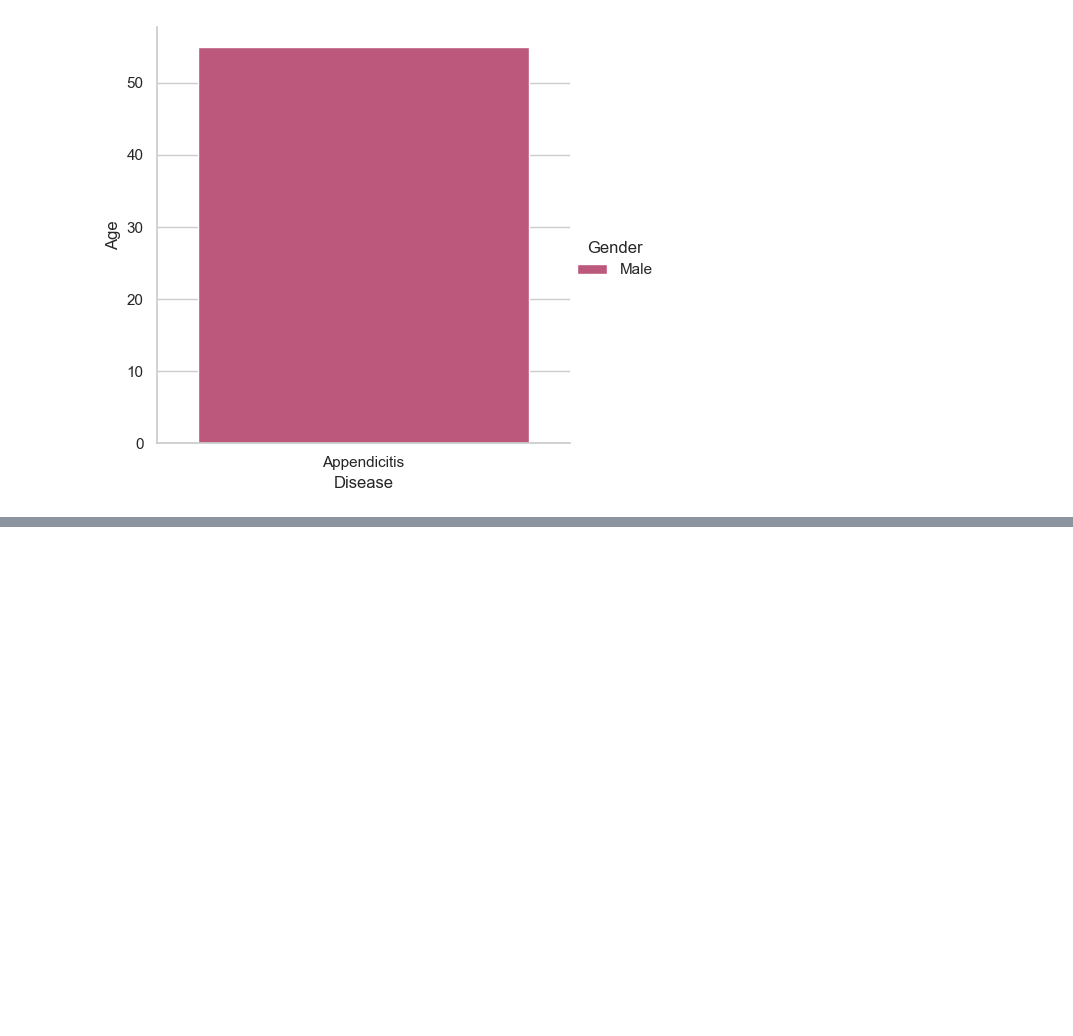
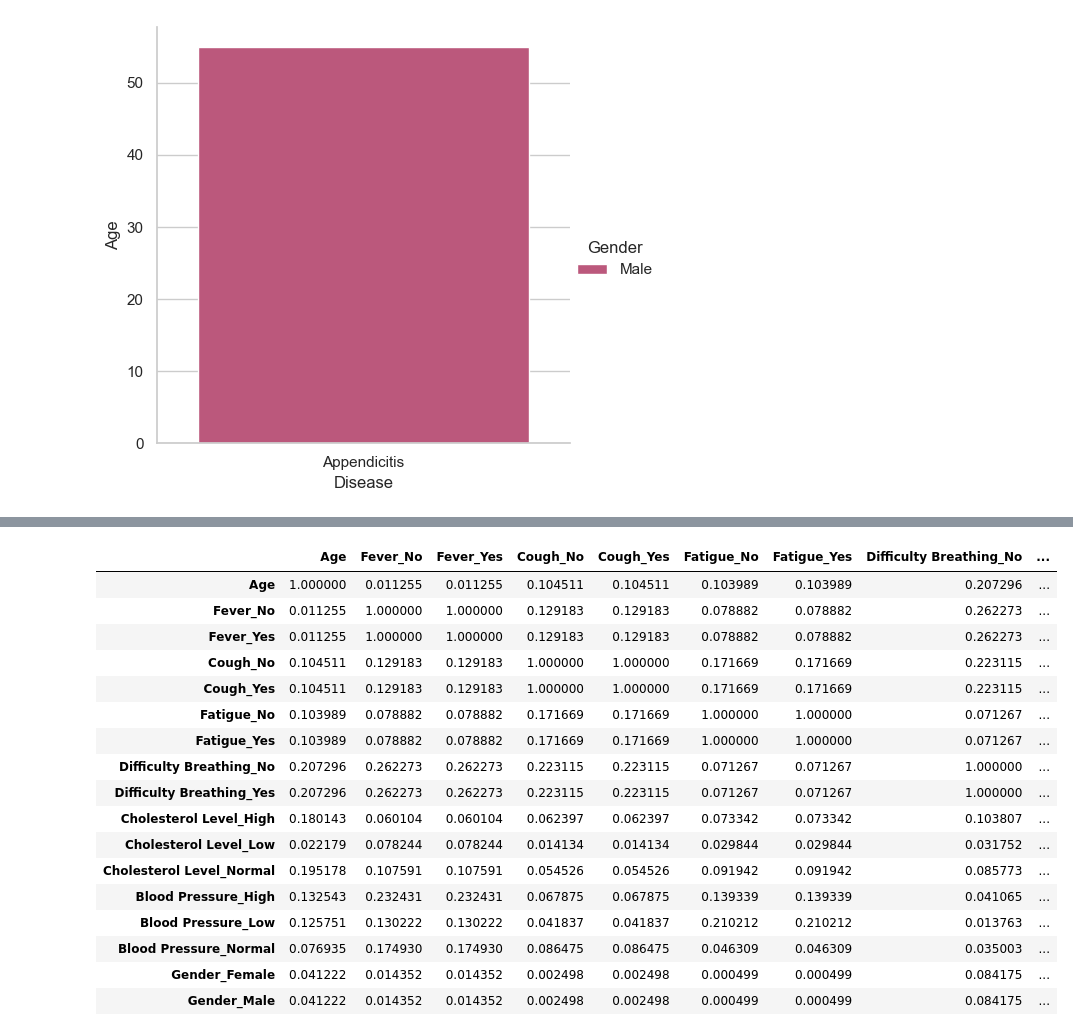
Before and after one commit to Knight-Fenris/PyDS-Project, a Jupyter notebook: project.ipynb, the cells around one changed output, grey strips where cells are left out. Cells and saved outputs as stored; diff of their text form; code cells hidden in the pictures; blank space fills up the shorter version.

```diff
--- a/project.ipynb
+++ b/project.ipynb
@@ -173,0 +174,24 @@ one_hot_encoded_data
+# %%
+cr_columns = ohc_df.iloc[:,1:]
+# cr_columns
+corr_matrix = cr_columns.corr().abs()
+corr_matrix
+# %% [output]
+|  | Age | Fever_No | Fever_Yes | Cough_No | Cough_Yes | Fatigue_No | Fatigue_Yes | Difficulty Breathing_No | ... |
+| Age | 1.000000 | 0.011255 | 0.011255 | 0.104511 | 0.104511 | 0.103989 | 0.103989 | 0.207296 | ... |
+| Fever_No | 0.011255 | 1.000000 | 1.000000 | 0.129183 | 0.129183 | 0.078882 | 0.078882 | 0.262273 | ... |
+| Fever_Yes | 0.011255 | 1.000000 | 1.000000 | 0.129183 | 0.129183 | 0.078882 | 0.078882 | 0.262273 | ... |
+| Cough_No | 0.104511 | 0.129183 | 0.129183 | 1.000000 | 1.000000 | 0.171669 | 0.171669 | 0.223115 | ... |
+| Cough_Yes | 0.104511 | 0.129183 | 0.129183 | 1.000000 | 1.000000 | 0.171669 | 0.171669 | 0.223115 | ... |
+| Fatigue_No | 0.103989 | 0.078882 | 0.078882 | 0.171669 | 0.171669 | 1.000000 | 1.000000 | 0.071267 | ... |
+| Fatigue_Yes | 0.103989 | 0.078882 | 0.078882 | 0.171669 | 0.171669 | 1.000000 | 1.000000 | 0.071267 | ... |
+| Difficulty Breathing_No | 0.207296 | 0.262273 | 0.262273 | 0.223115 | 0.223115 | 0.071267 | 0.071267 | 1.000000 | ... |
+| Difficulty Breathing_Yes | 0.207296 | 0.262273 | 0.262273 | 0.223115 | 0.223115 | 0.071267 | 0.071267 | 1.000000 | ... |
+| Cholesterol Level_High | 0.180143 | 0.060104 | 0.060104 | 0.062397 | 0.062397 | 0.073342 | 0.073342 | 0.103807 | ... |
+| Cholesterol Level_Low | 0.022179 | 0.078244 | 0.078244 | 0.014134 | 0.014134 | 0.029844 | 0.029844 | 0.031752 | ... |
+| Cholesterol Level_Normal | 0.195178 | 0.107591 | 0.107591 | 0.054526 | 0.054526 | 0.091942 | 0.091942 | 0.085773 | ... |
+| Blood Pressure_High | 0.132543 | 0.232431 | 0.232431 | 0.067875 | 0.067875 | 0.139339 | 0.139339 | 0.041065 | ... |
+| Blood Pressure_Low | 0.125751 | 0.130222 | 0.130222 | 0.041837 | 0.041837 | 0.210212 | 0.210212 | 0.013763 | ... |
+| Blood Pressure_Normal | 0.076935 | 0.174930 | 0.174930 | 0.086475 | 0.086475 | 0.046309 | 0.046309 | 0.035003 | ... |
+| Gender_Female | 0.041222 | 0.014352 | 0.014352 | 0.002498 | 0.002498 | 0.000499 | 0.000499 | 0.084175 | ... |
+| Gender_Male | 0.041222 | 0.014352 | 0.014352 | 0.002498 | 0.002498 | 0.000499 | 0.000499 | 0.084175 | ... |
```
Also changed, not shown: parts of 17 cells of this notebook.
